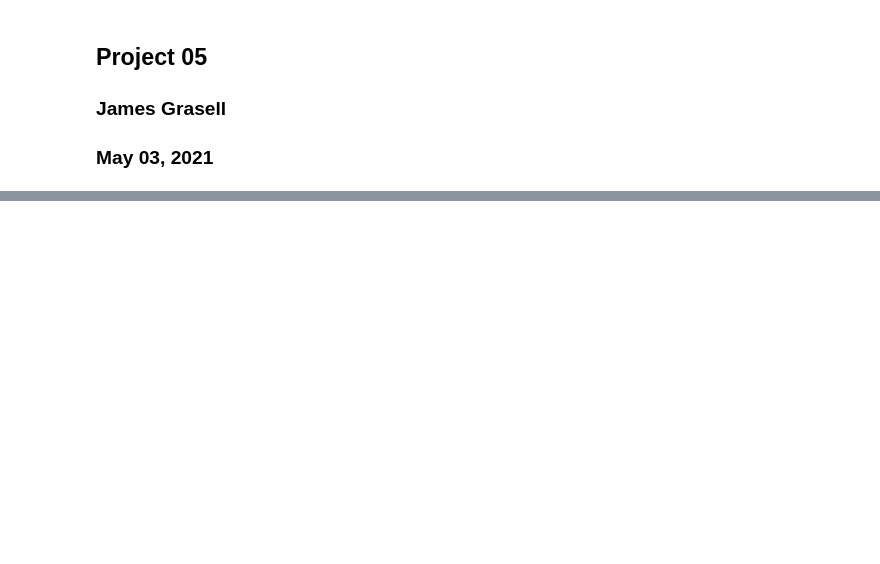
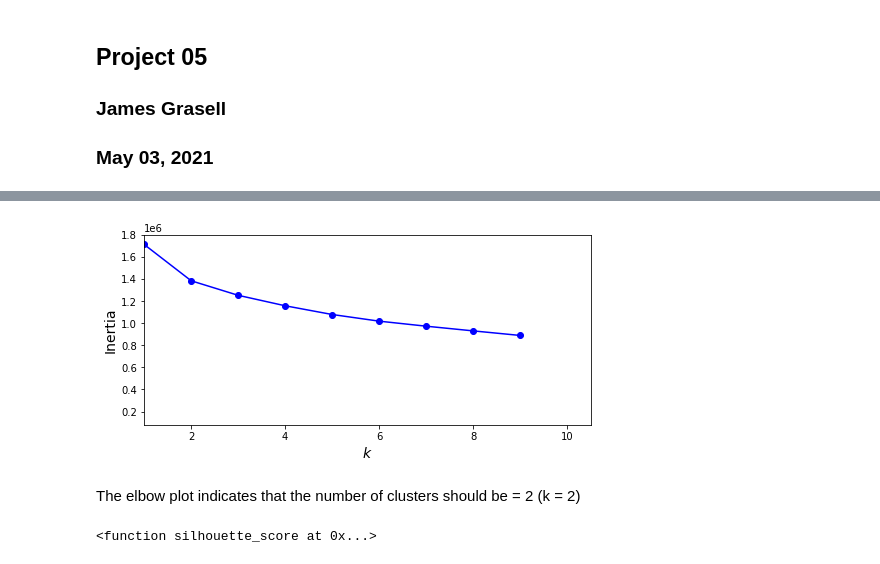
Before and after one commit to jimgrasell/AML, a Jupyter notebook: Project05/Project05-Grasell.ipynb, the cells around one changed output, grey strips where cells are left out. Saved outputs shown, nothing was run; the diff lists cells and outputs as text; code cells hidden in the pictures; blank space fills up the shorter version.

```diff
--- a/Project05/Project05-Grasell.ipynb
+++ b/Project05/Project05-Grasell.ipynb
@@ -16,0 +256,18 @@ train_url = 'https://raw.githubusercontent.com/jimgrasell/AML/master/Project05/D
+# %%
+plt.figure(figsize=(8, 3.5))
+plt.plot(range(1, 10), inertias, "bo-")
+plt.xlabel("$k$", fontsize=14)
+plt.ylabel("Inertia", fontsize=14)
+plt.axis([1, 10.5, 80000, 1800000])
+plt.show()
+# %% [output]
+[figure, added]
+# %% [markdown]
+The elbow plot indicates that the number of clusters should be = 2 (k = 2)
+# %%
+from sklearn.metrics import silhouette_score
+silhouette_scores = [silhouette_score(X, model.labels_)
+                     for model in kmeans_per_k[1:]]
+print(silhouette_scores)
+# %% [output]
+<function silhouette_score at 0x...>
```
Also changed, not shown: parts of 17 cells of this notebook.
